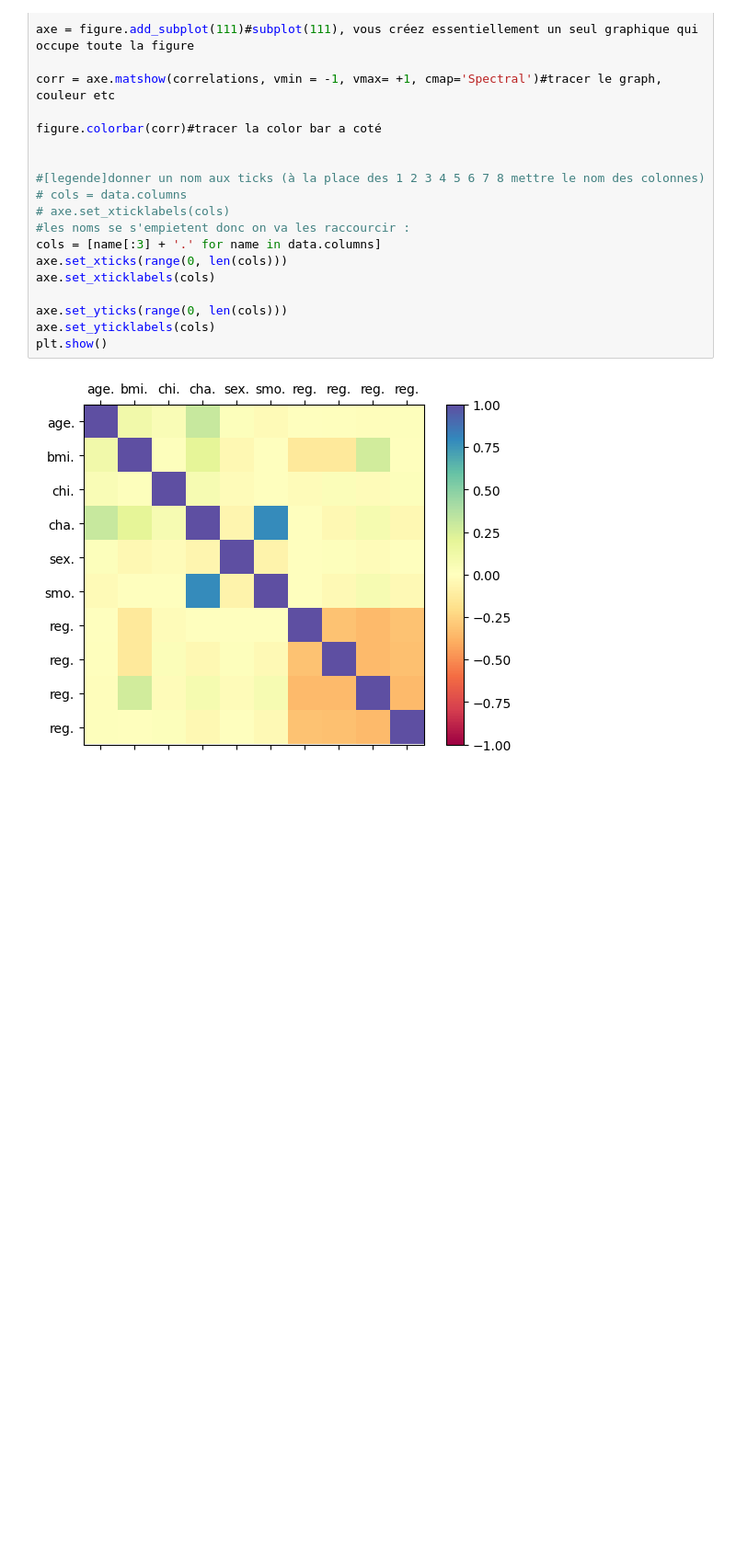
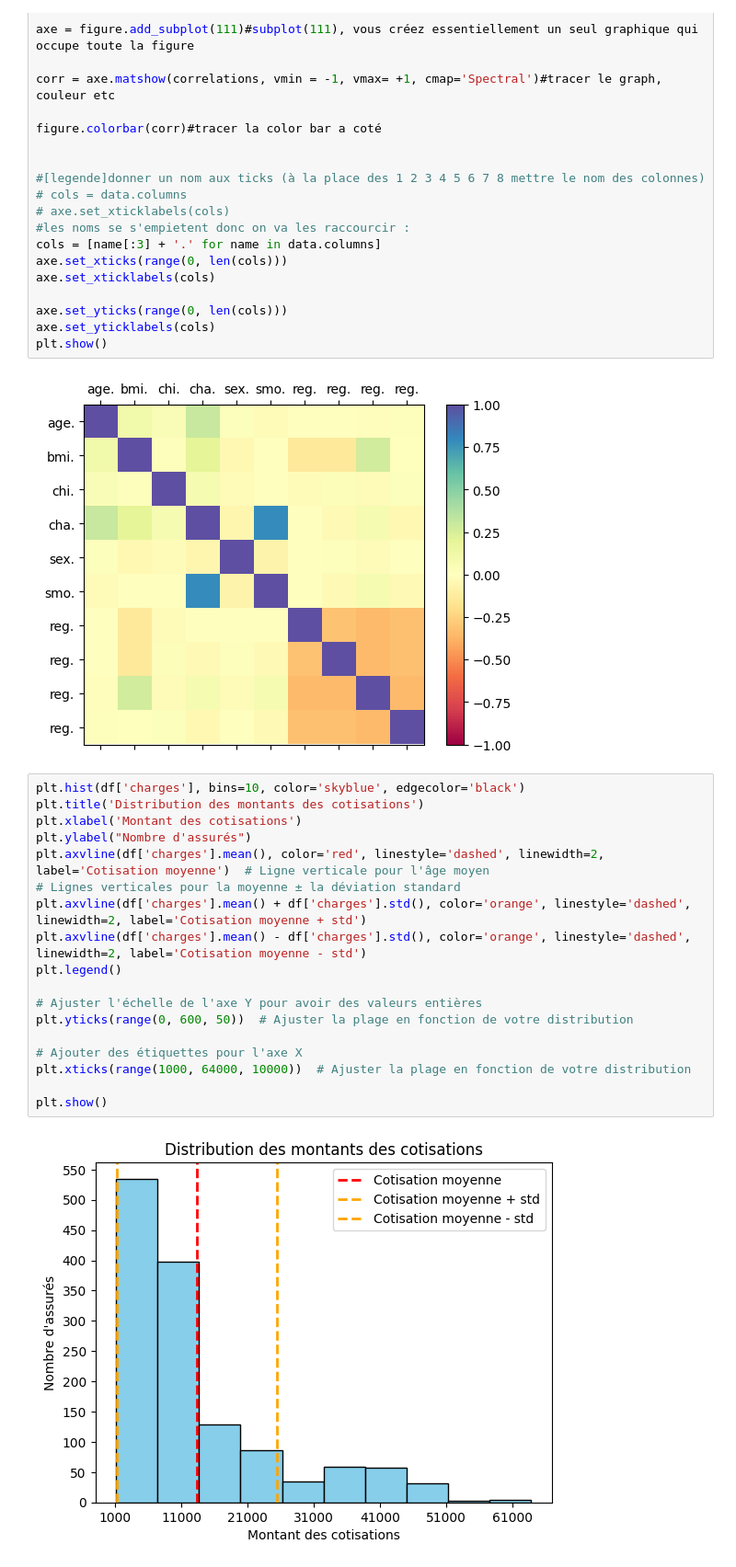
Before and after one commit to Memory77/brief_assurance_reg, a Jupyter notebook: nettoyage.ipynb, the cells around one changed output. Shown at 92% size. Saved outputs shown, nothing was run; the diff lists cells and outputs as text; blank space fills up the shorter version.

```diff
--- a/nettoyage.ipynb
+++ b/nettoyage.ipynb
@@ -431,3 +431,23 @@ axe.set_yticklabels(cols)
 plt.show()
 # %% [output]
 [figure]
+# %%
+plt.hist(df['charges'], bins=10, color='skyblue', edgecolor='black')
+plt.title('Distribution des montants des cotisations')
+plt.xlabel('Montant des cotisations')
+plt.ylabel("Nombre d'assurés")
+plt.axvline(df['charges'].mean(), color='red', linestyle='dashed', linewidth=2, label='Cotisation moyenne')  # Ligne verticale pour l'âge moyen
+# Lignes verticales pour la moyenne ± la déviation standard
+plt.axvline(df['charges'].mean() + df['charges'].std(), color='orange', linestyle='dashed', linewidth=2, label='Cotisation moyenne + std')
+plt.axvline(df['charges'].mean() - df['charges'].std(), color='orange', linestyle='dashed', linewidth=2, label='Cotisation moyenne - std')
+plt.legend()
+
+# Ajuster l'échelle de l'axe Y pour avoir des valeurs entières
+plt.yticks(range(0, 600, 50))  # Ajuster la plage en fonction de votre distribution
+
+# Ajouter des étiquettes pour l'axe X
+plt.xticks(range(1000, 64000, 10000))  # Ajuster la plage en fonction de votre distribution
+
+plt.show()
+# %% [output]
+[figure, added]
```
Also changed, not shown: parts of 7 cells of this notebook, 2 other files.
